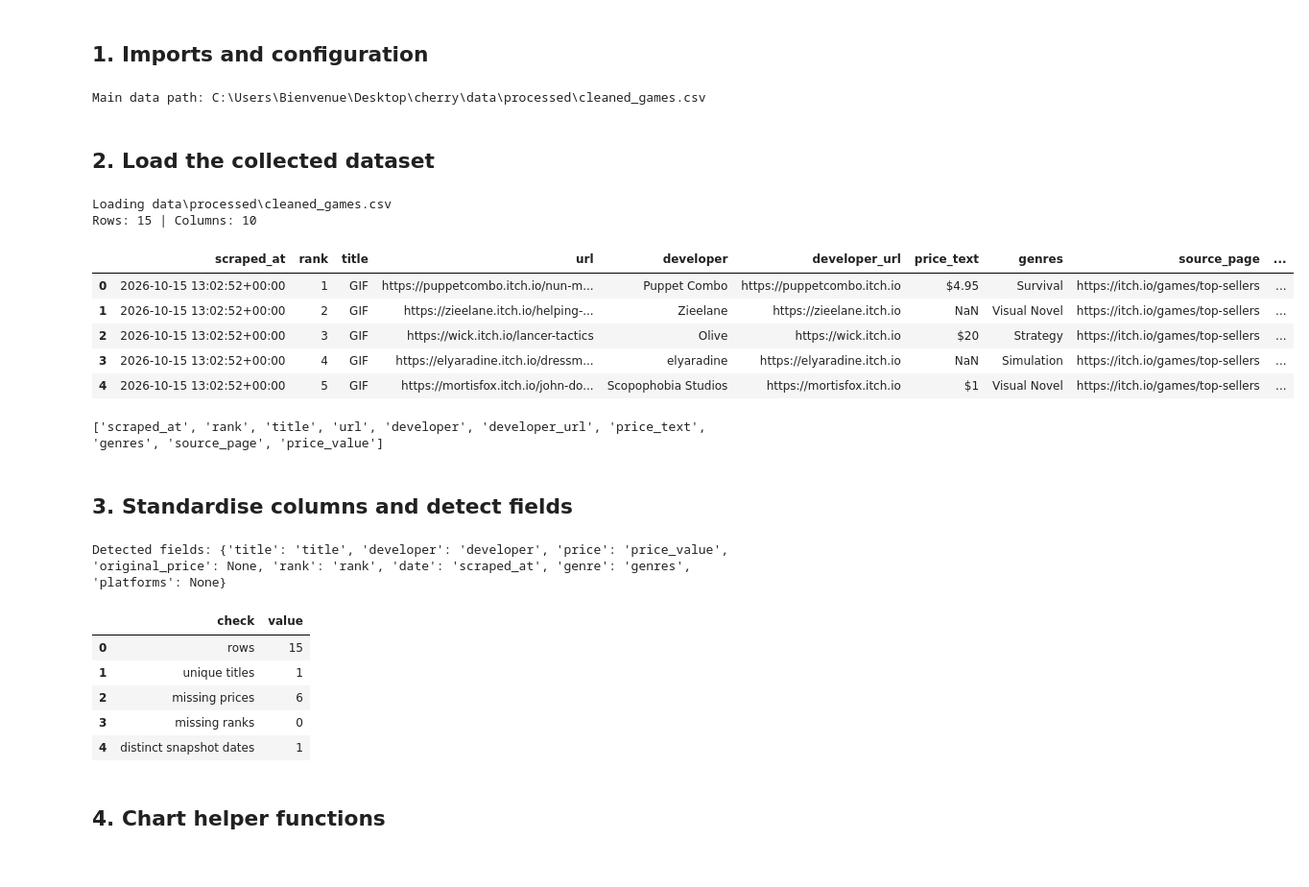
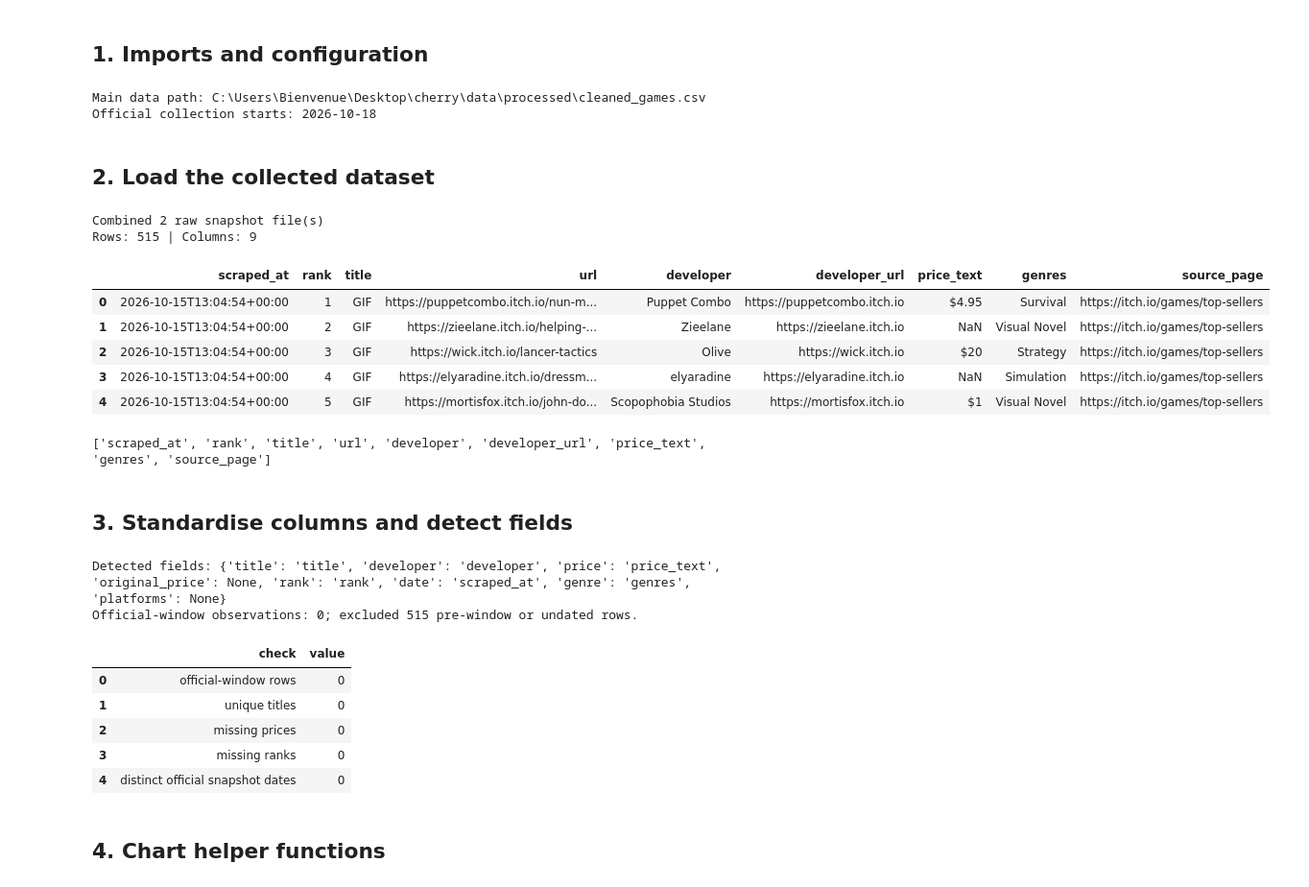
Before and after one commit to cherissaiteriteka32-netizen/Web_scraping_project, a Jupyter notebook: itchio_top_sellers_eight_charts.ipynb, the cells around one changed output. Shown at 96% size. Cells and saved outputs as stored; diff of their text form; code cells hidden in the pictures.

```diff
--- a/itchio_top_sellers_eight_charts.ipynb
+++ b/itchio_top_sellers_eight_charts.ipynb
@@ -15,6 +15,7 @@ import matplotlib.pyplot as plt
 
 DATA_PATH = Path("data/processed/cleaned_games.csv")
 SNAPSHOT_DIR = Path("data/raw")
+OFFICIAL_COLLECTION_START_DATE = pd.Timestamp("2026-10-18")
 OUTPUT_DIR = Path("outputs")
 OUTPUT_DIR.mkdir(parents=True, exist_ok=True)
 
@@ -23,49 +24,53 @@ pd.set_option("display.max_colwidth", 100)
 plt.rcParams["figure.figsize"] = (10, 6)
 plt.rcParams["figure.dpi"] = 110
 print("Main data path:", DATA_PATH.resolve())
+print("Official collection starts:", OFFICIAL_COLLECTION_START_DATE.date())
 # %% [output]
 Main data path: C:\Users\Bienvenue\Desktop\cherry\data\processed\cleaned_games.csv
+Official collection starts: 2026-10-18
 # %% [markdown]
 ## 2. Load the collected dataset
 # %%
 def load_project_data():
-    if DATA_PATH.exists():
-        print(f"Loading {DATA_PATH}")
-        return pd.read_csv(DATA_PATH)
     files = sorted(SNAPSHOT_DIR.glob("*.csv")) if SNAPSHOT_DIR.exists() else []
     if files:
         frames = []
         for file in files:
             frame = pd.read_csv(file)
             if not any(c.lower() in {"scraped_at", "snapshot_date", "date", "collected_at"} for c in frame.columns):
                 match = re.search(r"(20\d{2}[-_]\d{2}[-_]\d{2})", file.stem)
                 if match:
                     frame["snapshot_date"] = match.group(1).replace("_", "-")
             frames.append(frame)
-        print(f"Combined {len(files)} snapshot files")
+        print(f"Combined {len(files)} raw snapshot file(s)")
         return pd.concat(frames, ignore_index=True)
+    if DATA_PATH.exists():
+        print(f"Loading cleaned fallback: {DATA_PATH}")
+        return pd.read_csv(DATA_PATH)
     raise FileNotFoundError(
-        "No dataset found. Expected data/processed/cleaned_games.csv "
-        "or daily CSV files in data/raw/."
+        "No dataset found. Expected daily CSV files in data/raw/ "
+        "or the cleaned fallback data/processed/cleaned_games.csv."
     )
 
-df = load_project_data()
+raw_df = load_project_data()
+df = raw_df.copy()
 print("Rows:", len(df), "| Columns:", len(df.columns))
 display(df.head())
 print(df.columns.tolist())
 # %% [output]
-Loading data\processed\cleaned_games.csv
-Rows: 15 | Columns: 10
+Combined 2 raw snapshot file(s)
+Rows: 515 | Columns: 9
-|  | scraped_at | rank | title | url | developer | developer_url | price_text | genres | source_page | ... |
-| 0 | 2026-10-15 13:02:52+00:00 | 1 | GIF | https://puppetcombo.itch.io/nun-m... | Puppet Combo | https://puppetcombo.itch.io | $4.95 | Survival | https://itch.io/games/top-sellers | ... |
-| 1 | 2026-10-15 13:02:52+00:00 | 2 | GIF | https://zieelane.itch.io/helping-... | Zieelane | https://zieelane.itch.io | NaN | Visual Novel | https://itch.io/games/top-sellers | ... |
-| 2 | 2026-10-15 13:02:52+00:00 | 3 | GIF | https://wick.itch.io/lancer-tactics | Olive | https://wick.itch.io | $20 | Strategy | https://itch.io/games/top-sellers | ... |
-| 3 | 2026-10-15 13:02:52+00:00 | 4 | GIF | https://elyaradine.itch.io/dressm... | elyaradine | https://elyaradine.itch.io | NaN | Simulation | https://itch.io/games/top-sellers | ... |
-| 4 | 2026-10-15 13:02:52+00:00 | 5 | GIF | https://mortisfox.itch.io/john-do... | Scopophobia Studios | https://mortisfox.itch.io | $1 | Visual Novel | https://itch.io/games/top-sellers | ... |
+|  | scraped_at | rank | title | url | developer | developer_url | price_text | genres | source_page |
+| 0 | 2026-10-15T13:04:54+00:00 | 1 | GIF | https://puppetcombo.itch.io/nun-m... | Puppet Combo | https://puppetcombo.itch.io | $4.95 | Survival | https://itch.io/games/top-sellers |
+| 1 | 2026-10-15T13:04:54+00:00 | 2 | GIF | https://zieelane.itch.io/helping-... | Zieelane | https://zieelane.itch.io | NaN | Visual Novel | https://itch.io/games/top-sellers |
+| 2 | 2026-10-15T13:04:54+00:00 | 3 | GIF | https://wick.itch.io/lancer-tactics | Olive | https://wick.itch.io | $20 | Strategy | https://itch.io/games/top-sellers |
+| 3 | 2026-10-15T13:04:54+00:00 | 4 | GIF | https://elyaradine.itch.io/dressm... | elyaradine | https://elyaradine.itch.io | NaN | Simulation | https://itch.io/games/top-sellers |
+| 4 | 2026-10-15T13:04:54+00:00 | 5 | GIF | https://mortisfox.itch.io/john-do... | Scopophobia Studios | https://mortisfox.itch.io | $1 | Visual Novel | https://itch.io/games/top-sellers |
-['scraped_at', 'rank', 'title', 'url', 'developer', 'developer_url', 'price_text', 'genres', 'source_page', 'price_value']
+['scraped_at', 'rank', 'title', 'url', 'developer', 'developer_url', 'price_text', 'genres', 'source_page']
 # %% [markdown]
 ## 3. Standardise columns and detect fields
 # %%
+df = raw_df.copy()
 def norm_name(name):
     return re.sub(r"[^a-z0-9]+", "_", str(name).strip().lower()).strip("_")
 
@@ -98,6 +103,9 @@ def parse_money(value):
     return float(match.group()) if match else np.nan
 
 df["_date"] = pd.to_datetime(df[COL["date"]], errors="coerce", utc=True).dt.tz_convert(None) if COL["date"] else pd.NaT
+rows_before_official_filter = len(df)
+df = df[df["_date"].ge(OFFICIAL_COLLECTION_START_DATE)].copy()
+print(f"Official-window observations: {len(df)}; excluded {rows_before_official_filter - len(df)} pre-window or undated rows.")
 df["_price"] = df[COL["price"]].apply(parse_money) if COL["price"] else np.nan
 df["_original_price"] = df[COL["original_price"]].apply(parse_money) if COL["original_price"] else np.nan
 df["_rank"] = pd.to_numeric(df[COL["rank"]].astype(str).str.extract(r"(\d+(?:\.\d+)?)")[0], errors="coerce") if COL["rank"] else np.nan
@@ -105,18 +113,19 @@ df["_title"] = df[COL["title"]].fillna("Unknown game").astype(str) if COL["title
 df["_developer"] = df[COL["developer"]].fillna("Unknown developer").astype(str) if COL["developer"] else "Unknown developer"
 
 display(pd.DataFrame({
-    "check": ["rows", "unique titles", "missing prices", "missing ranks", "distinct snapshot dates"],
+    "check": ["official-window rows", "unique titles", "missing prices", "missing ranks", "distinct official snapshot dates"],
     "value": [len(df), df["_title"].nunique(), int(df["_price"].isna().sum()),
               int(df["_rank"].isna().sum()), int(df["_date"].dt.date.nunique()) if df["_date"].notna().any() else 0]
 }))
 # %% [output]
-Detected fields: {'title': 'title', 'developer': 'developer', 'price': 'price_value', 'original_price': None, 'rank': 'rank', 'date': 'scraped_at', 'genre': 'genres', 'platforms': None}
+Detected fields: {'title': 'title', 'developer': 'developer', 'price': 'price_text', 'original_price': None, 'rank': 'rank', 'date': 'scraped_at', 'genre': 'genres', 'platforms': None}
+Official-window observations: 0; excluded 515 pre-window or undated rows.
 |  | check | value |
-| 0 | rows | 15 |
-| 1 | unique titles | 1 |
-| 2 | missing prices | 6 |
+| 0 | official-window rows | 0 |
+| 1 | unique titles | 0 |
+| 2 | missing prices | 0 |
 | 3 | missing ranks | 0 |
-| 4 | distinct snapshot dates | 1 |
+| 4 | distinct official snapshot dates | 0 |
 # %% [markdown]
 ## 4. Chart helper functions
 # %%
```
Also changed, not shown: parts of 10 cells of this notebook, 5 other files.
